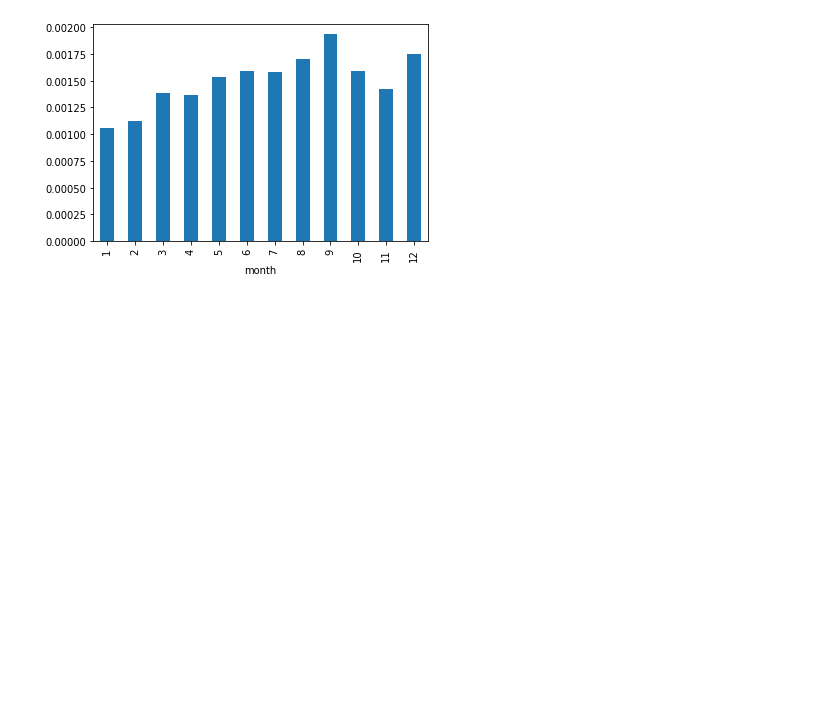
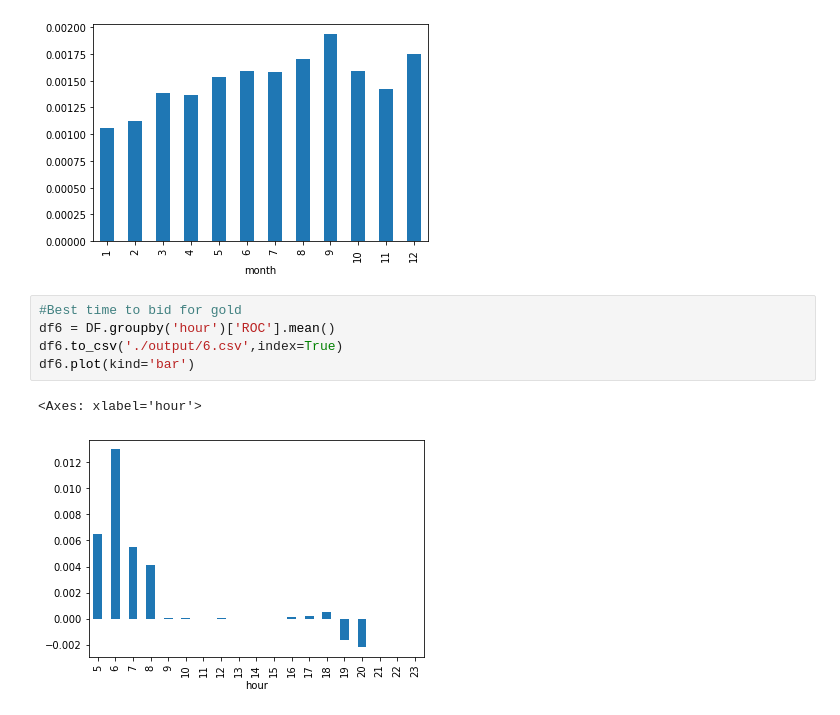
Before and after one commit to sinhvienfpt/GoldPrice, a Jupyter notebook: OPTIMIZE.ipynb, the cells around one changed output. Cells and saved outputs as stored; diff of their text form; blank space fills up the shorter version.

```diff
--- a/OPTIMIZE.ipynb
+++ b/OPTIMIZE.ipynb
@@ -111,3 +111,11 @@ df3.plot(kind='bar')
 # %% [output]
 <Axes: xlabel='month'>
 [figure]
+# %%
+#Best time to bid for gold
+df6 = DF.groupby('hour')['ROC'].mean()
+df6.to_csv('./output/6.csv',index=True)
+df6.plot(kind='bar')
+# %% [output]
+<Axes: xlabel='hour'>
+[figure, added]
```
Also changed, not shown: 10 other files.
